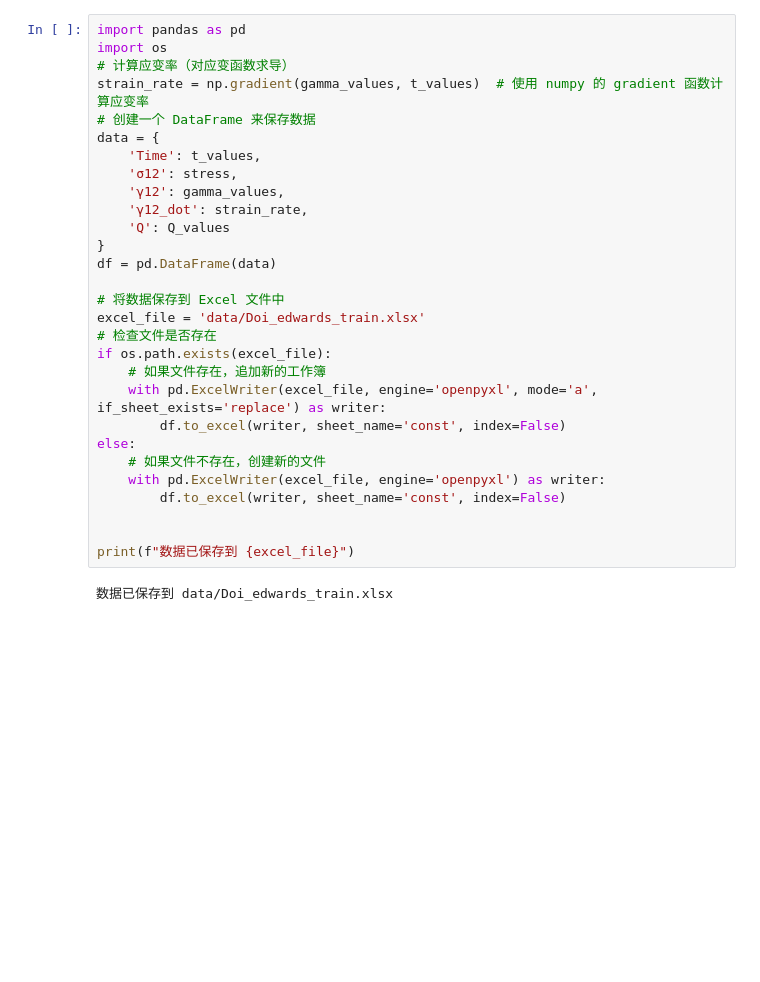
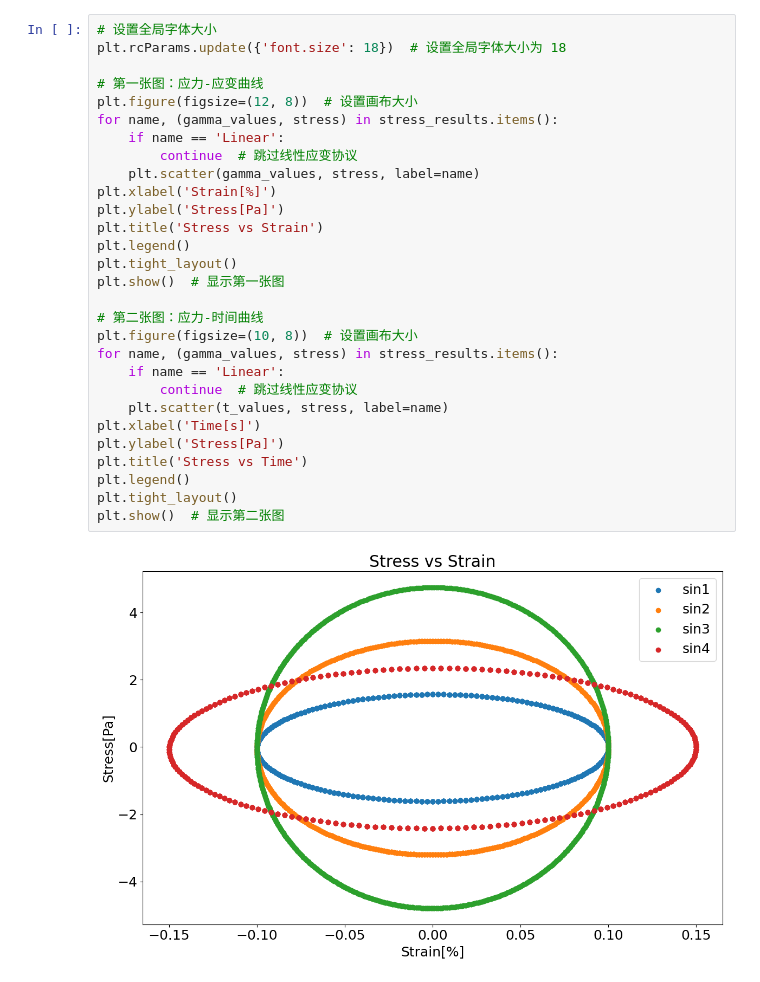
Before and after one commit to xiaolihuamao/Constitutive_Equation, a Jupyter notebook: stress_strain_fitting/doi_edwards_generate.ipynb, the cells around one changed output. Drawn from its saved outputs; the diff is of its cells as text; blank space fills up the shorter version.

Commit message:
modify doi_edwards model generate ,add mutiprotol

```diff
--- a/stress_strain_fitting/doi_edwards_generate.ipynb
+++ b/stress_strain_fitting/doi_edwards_generate.ipynb
@@ -101,31 +77,31 @@ NameError: name 't_values' is not defined
-# %%
-import pandas as pd
-import os
-# 计算应变率（对应变函数求导）
-strain_rate = np.gradient(gamma_values, t_values)  # 使用 numpy 的 gradient 函数计算应变率
-# 创建一个 DataFrame 来保存数据
-data = {
-    'Time': t_values,
-    'σ12': stress,
-    'γ12': gamma_values,
-    'γ12_dot': strain_rate,
-    'Q': Q_values
-}
-df = pd.DataFrame(data)
-
-# 将数据保存到 Excel 文件中
-excel_file = 'data/Doi_edwards_train.xlsx'
-# 检查文件是否存在
-if os.path.exists(excel_file):
-    # 如果文件存在，追加新的工作簿
-    with pd.ExcelWriter(excel_file, engine='openpyxl', mode='a', if_sheet_exists='replace') as writer:
-        df.to_excel(writer, sheet_name='const', index=False)
-else:
-    # 如果文件不存在，创建新的文件
-    with pd.ExcelWriter(excel_file, engine='openpyxl') as writer:
-        df.to_excel(writer, sheet_name='const', index=False)
-
-
-print(f"数据已保存到 {excel_file}")
-# %% [output]
-数据已保存到 data/Doi_edwards_train.xlsx
+# %%
+# 设置全局字体大小
+plt.rcParams.update({'font.size': 18})  # 设置全局字体大小为 18
+
+# 第一张图：应力-应变曲线
+plt.figure(figsize=(12, 8))  # 设置画布大小
+for name, (gamma_values, stress) in stress_results.items():
+    if name == 'Linear':
+        continue  # 跳过线性应变协议
+    plt.scatter(gamma_values, stress, label=name)
+plt.xlabel('Strain[%]')
+plt.ylabel('Stress[Pa]')
+plt.title('Stress vs Strain')
+plt.legend()
+plt.tight_layout()
+plt.show()  # 显示第一张图
+
+# 第二张图：应力-时间曲线
+plt.figure(figsize=(10, 8))  # 设置画布大小
+for name, (gamma_values, stress) in stress_results.items():
+    if name == 'Linear':
+        continue  # 跳过线性应变协议
+    plt.scatter(t_values, stress, label=name)
+plt.xlabel('Time[s]')
+plt.ylabel('Stress[Pa]')
+plt.title('Stress vs Time')
+plt.legend()
+plt.tight_layout()
+plt.show()  # 显示第二张图
+# %% [output]
+[figure, added]
```
Also changed, not shown: parts of 4 cells of this notebook, 3 other files.
